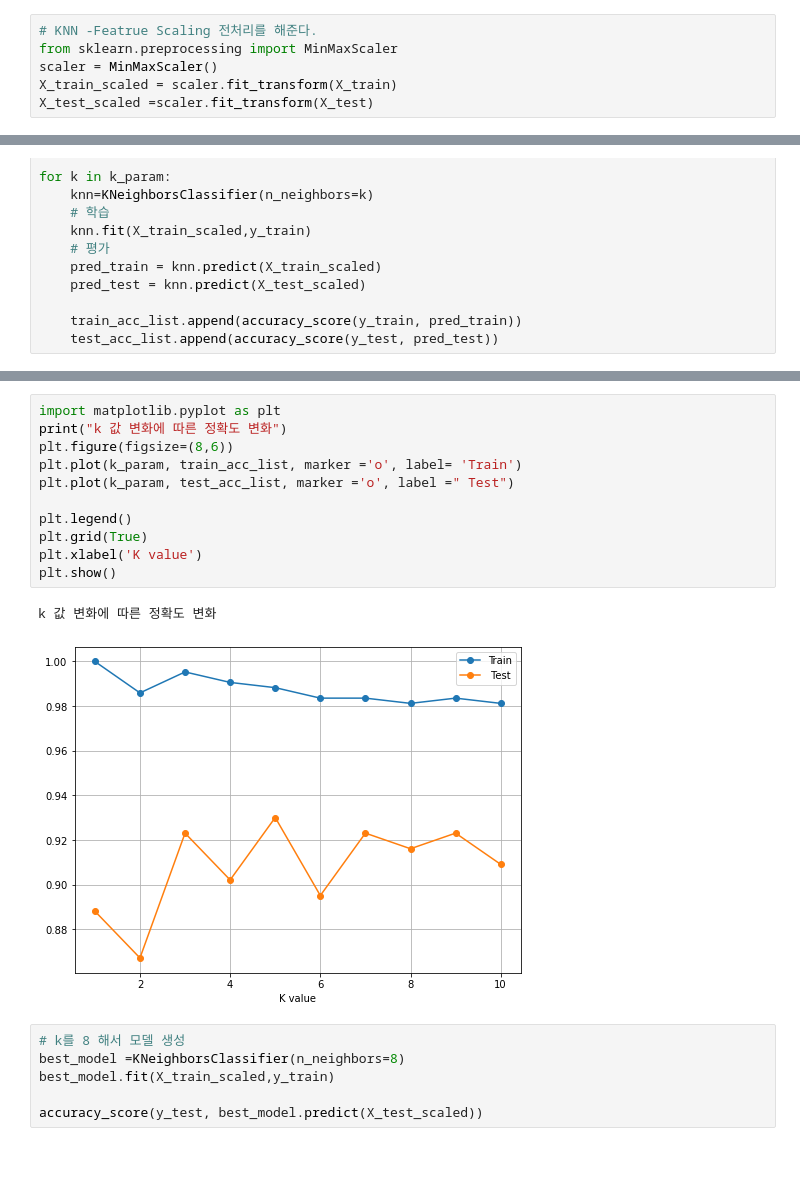
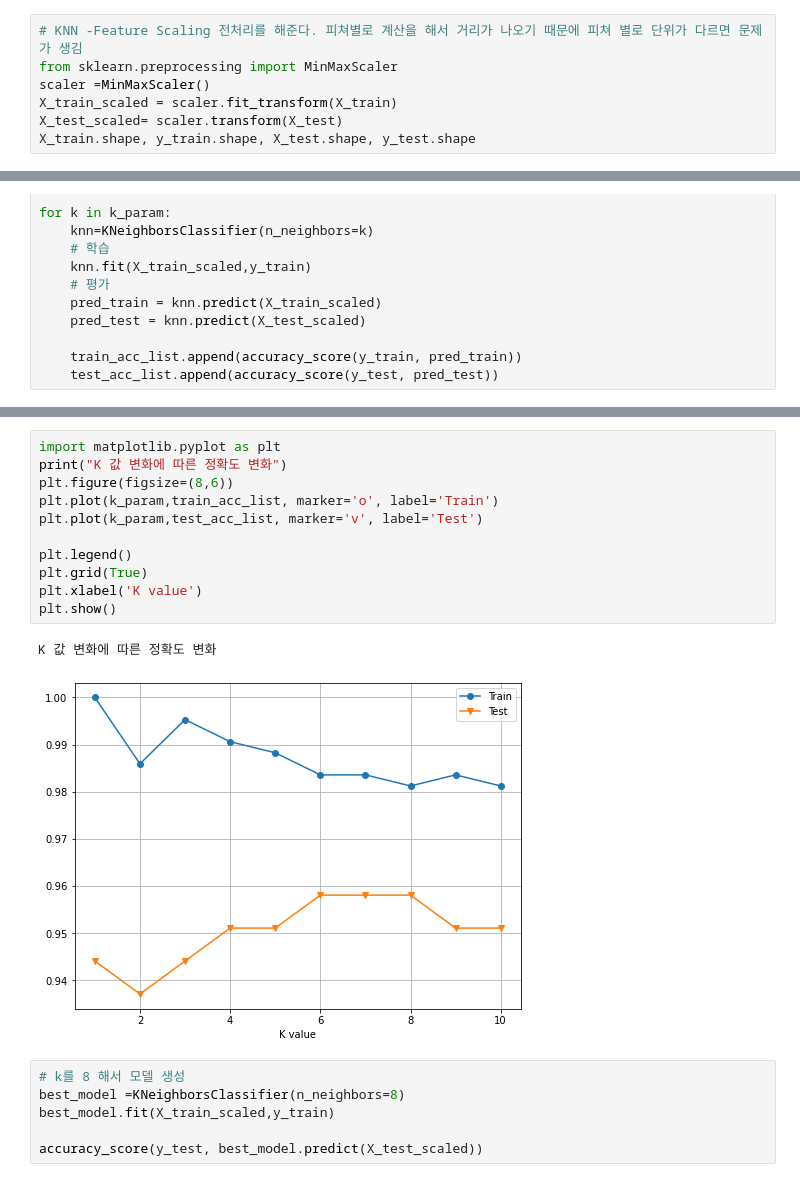
Before and after one commit to leejineui/Machine_Learning, a Jupyter notebook: 07_지도학습_최근접이웃.ipynb, the cells around one changed output, grey strips where cells are left out. Drawn from its saved outputs; the diff is of its cells as text.

```diff
--- a/07_지도학습_최근접이웃.ipynb
+++ b/07_지도학습_최근접이웃.ipynb
@@ -68,6 +68,7 @@ X_train.shape , X_test.shape
 # %%
-# KNN -Featrue Scaling 전처리를 해준다.
+# KNN -Feature Scaling 전처리를 해준다. 피쳐별로 계산을 해서 거리가 나오기 때문에 피쳐 별로 단위가 다르면 문제가 생김
 from sklearn.preprocessing import MinMaxScaler
-scaler = MinMaxScaler()
+scaler =MinMaxScaler()
 X_train_scaled = scaler.fit_transform(X_train)
-X_test_scaled =scaler.fit_transform(X_test)
+X_test_scaled= scaler.transform(X_test)
+X_train.shape, y_train.shape, X_test.shape, y_test.shape
@@ -111,17 +115,17 @@ pd.DataFrame({
 # %%
 import matplotlib.pyplot as plt
-print("k 값 변화에 따른 정확도 변화")
+print("K 값 변화에 따른 정확도 변화")
 plt.figure(figsize=(8,6))
-plt.plot(k_param, train_acc_list, marker ='o', label= 'Train')
-plt.plot(k_param, test_acc_list, marker ='o', label =" Test")
+plt.plot(k_param,train_acc_list, marker='o', label='Train')
+plt.plot(k_param,test_acc_list, marker='v', label='Test')
 
 plt.legend()
 plt.grid(True)
 plt.xlabel('K value')
 plt.show()
 # %% [output]
-k 값 변화에 따른 정확도 변화
+K 값 변화에 따른 정확도 변화
-[figure, old version]
+[figure, new version]
 # %%
 # k를 8 해서 모델 생성
 best_model =KNeighborsClassifier(n_neighbors=8)
```
Also changed, not shown: parts of 8 cells of this notebook, 8 other files.
